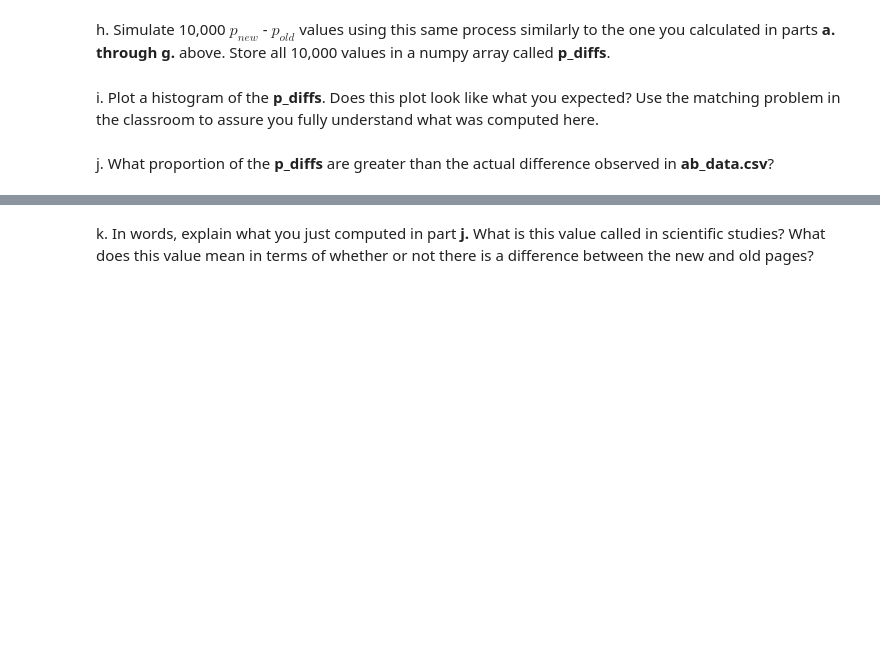
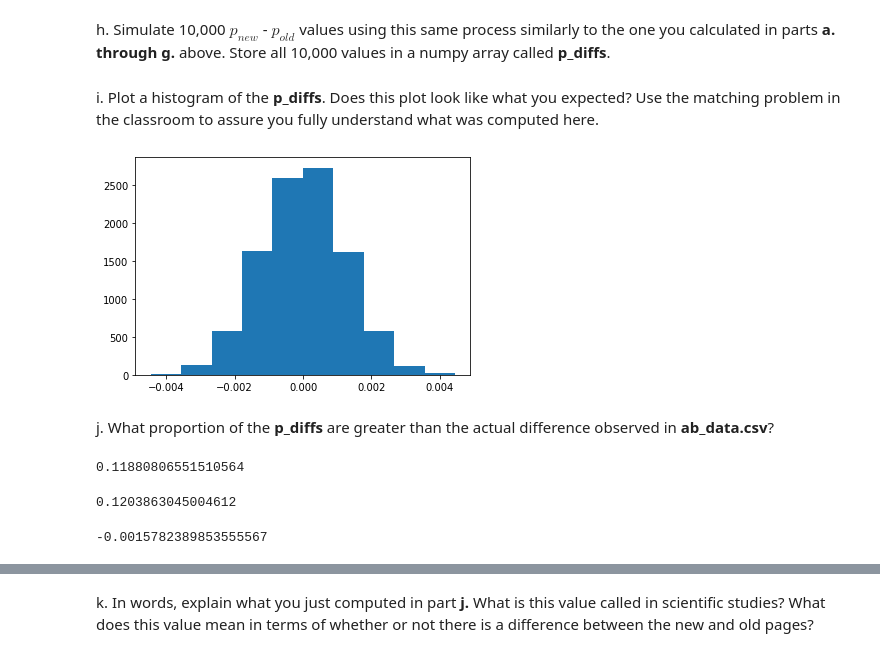
Before and after one commit to m-abdelgawad/analyze-AB-test-results, a Jupyter notebook: Analyze_ab_test_results_notebook.ipynb, the cells around one changed output, grey strips where cells are left out. Drawn from its saved outputs; the diff is of its cells as text; code cells hidden in the pictures; blank space fills up the shorter version.

```diff
--- a/Analyze_ab_test_results_notebook.ipynb
+++ b/Analyze_ab_test_results_notebook.ipynb
@@ -296,6 +350,16 @@ new_page_converted.mean() - old_page_converted.mean()
 # %% [markdown]
 h. Simulate 10,000 $p_{new}$ - $p_{old}$ values using this same process similarly to the one you calculated in parts **a. through g.** above.  Store all 10,000 values in a numpy array called **p_diffs**.
+# %%
+p_diffs = []
+for _ in range(10000):
+    new_page_converted_bootsamp = np.random.choice([0, 1], size = n_new, p = [1 - p_new, p_new])
+    old_page_converted_bootsamp = np.random.choice([0, 1], size = n_old, p = [1 - p_old, p_old])
+    p_diffs.append(new_page_converted_bootsamp.mean() - old_page_converted_bootsamp.mean())
 # %% [markdown]
 i. Plot a histogram of the **p_diffs**.  Does this plot look like what you expected?  Use the matching problem in the classroom to assure you fully understand what was computed here.
+# %%
+plt.hist(p_diffs);
+# %% [output]
+[figure, added]
 # %% [markdown]
 j. What proportion of the **p_diffs** are greater than the actual difference observed in **ab_data.csv**?
@@ -301,0 +368,15 @@ j. What proportion of the **p_diffs** are greater than the actual difference obs
+# %%
+actual_new_page_converted = df2.query('landing_page == "new_page"').converted.mean()
+actual_new_page_converted
+# %% [output]
+0.11880806551510564
+# %%
+actual_old_page_converted = df2.query('landing_page == "old_page"').converted.mean()
+actual_old_page_converted
+# %% [output]
+0.1203863045004612
+# %%
+actual_obs_diff = actual_new_page_converted - actual_old_page_converted
+actual_obs_diff
+# %% [output]
+-0.0015782389853555567
```
Also changed, not shown: parts of 61 cells of this notebook, 3 other files.
